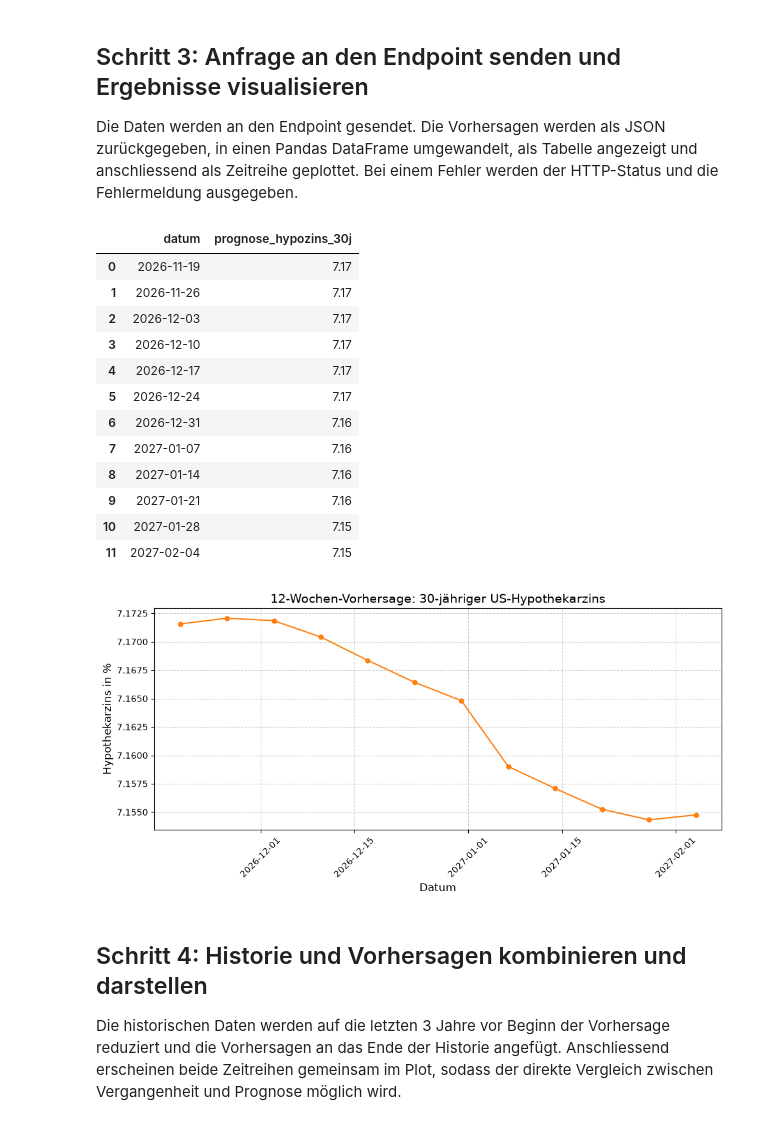
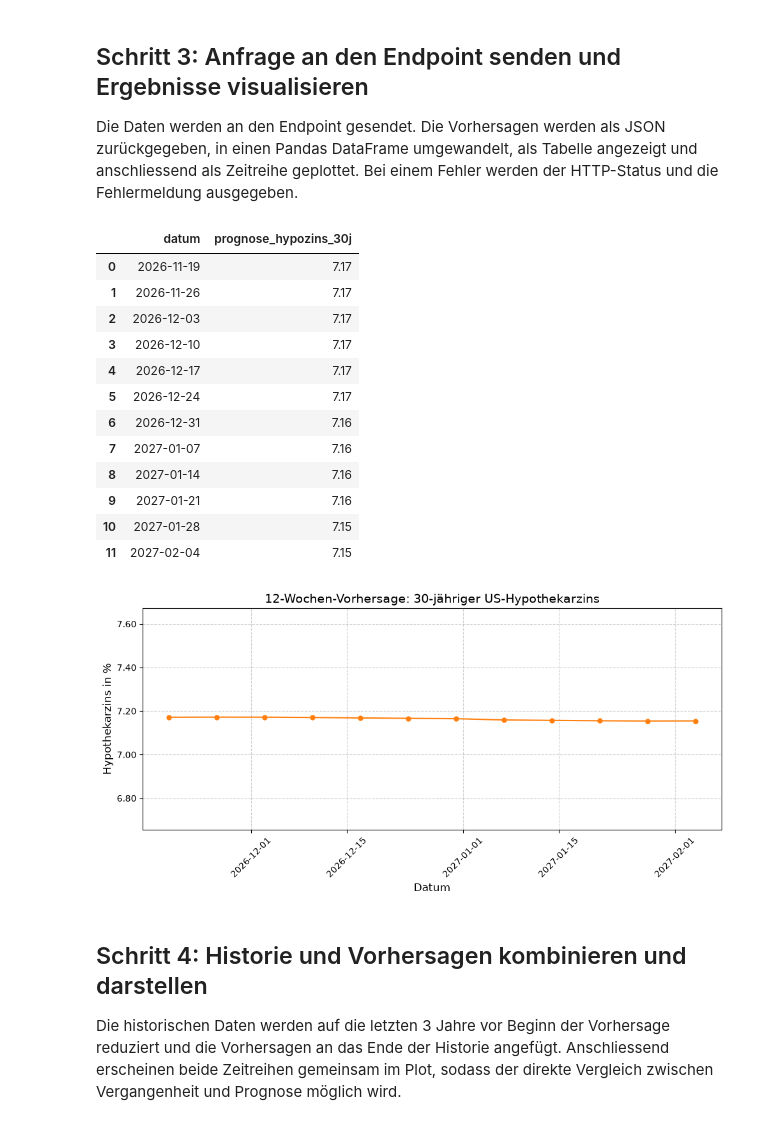
Before and after one commit to GianlucaMarin/hypotheken-tragbarkeit, a Jupyter notebook: Code/endpoint_test_hypozins.ipynb, the cells around one changed output. Drawn from its saved outputs; the diff is of its cells as text; code cells hidden in the pictures.

Commit message:
Prognose-Plot mit ehrlicher y-Achse
Co-Authored-By: Claude Opus 5.5 <noreply@anthropic.com>

```diff
--- a/Code/endpoint_test_hypozins.ipynb
+++ b/Code/endpoint_test_hypozins.ipynb
@@ -152,34 +152,37 @@ preds = json.loads(result.decode("utf-8"))
 dates = [row[0] for row in data["input_data"]["data"]]
 df = pd.DataFrame({"datum": pd.to_datetime(dates), "prognose_hypozins_30j": preds})
 
 # Tabelle der Vorhersagen
 display(df.round({"prognose_hypozins_30j": 2}))
 
 # Plot der reinen Vorhersage
 plt.figure(figsize=(10,5))
 plt.plot(df["datum"], df["prognose_hypozins_30j"], linestyle="-", linewidth=1.5, marker="o", markersize=5, color=FARBE_PROGNOSE)
 plt.title("12-Wochen-Vorhersage: 30-jähriger US-Hypothekarzins", fontsize=14)
 plt.xlabel("Datum", fontsize=12)
 plt.ylabel("Hypothekarzins in %", fontsize=12)
+# Ehrlicher y-Bereich: Prognose +/- 0.5 Prozentpunkte, Achse mit 2 Nachkommastellen
+plt.ylim(df["prognose_hypozins_30j"].min() - 0.5, df["prognose_hypozins_30j"].max() + 0.5)
+plt.gca().yaxis.set_major_formatter("{x:.2f}")
 plt.grid(True, linestyle="--", alpha=0.6)
 plt.xticks(rotation=45)
 plt.tight_layout()
 plt.show()
 # %% [output]
 |  | datum | prognose_hypozins_30j |
 | 0 | 2026-11-19 | 7.17 |
 | 1 | 2026-11-26 | 7.17 |
 | 2 | 2026-12-03 | 7.17 |
 | 3 | 2026-12-10 | 7.17 |
 | 4 | 2026-12-17 | 7.17 |
 | 5 | 2026-12-24 | 7.17 |
 | 6 | 2026-12-31 | 7.16 |
 | 7 | 2027-01-07 | 7.16 |
 | 8 | 2027-01-14 | 7.16 |
 | 9 | 2027-01-21 | 7.16 |
 | 10 | 2027-01-28 | 7.15 |
 | 11 | 2027-02-04 | 7.15 |
-[figure, old version]
+[figure, new version]
 # %% [markdown]
 ## Schritt 4: Historie und Vorhersagen kombinieren und darstellen
 
```
